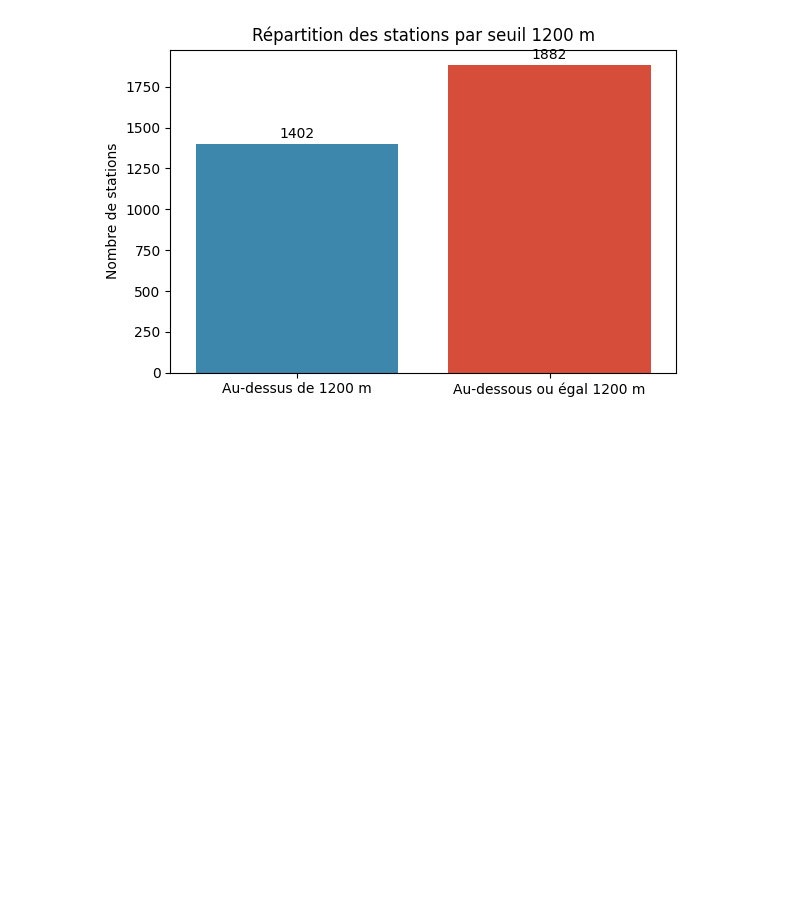
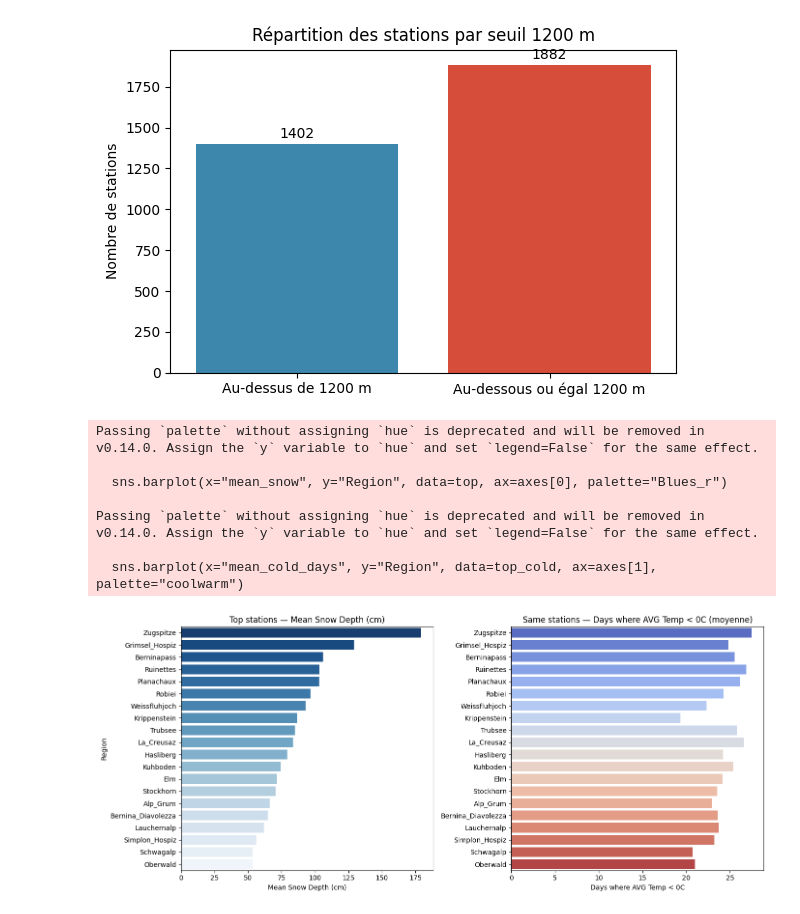
Before and after one commit to rsladky/DashBoard_DataScience, a Jupyter notebook: dashboard/notebooks/notebook.ipynb, the cells around one changed output. Cells and saved outputs as stored; diff of their text form; code cells hidden in the pictures; blank space fills up the shorter version.

```diff
--- a/dashboard/notebooks/notebook.ipynb
+++ b/dashboard/notebooks/notebook.ipynb
@@ -248,3 +244,61 @@ Passing `palette` without assigning `hue` is deprecated and will be removed in v
 
   sns.barplot(x=labels, y=counts, palette=["#2b8cbe", "#f03b20"])
 [figure]
+# %%
+# ...existing code...
+# Bar charts — Mean Snow Depth (cm) et Days where AVG Temp < 0C par station
+import matplotlib.pyplot as plt
+import seaborn as sns
+import pandas as pd
+
+# paramètres
+top_n = 20  # nombre de stations à afficher (top par Mean Snow Depth)
+
+# vérifier colonnes
+cols_needed = ["Region", "Mean Snow Depth (cm)", "Days where AVG Temp < 0C"]
+for c in cols_needed:
+    if c not in df_snow.columns:
+        raise ValueError(f"Colonne manquante: {c}")
+
+# convertir en numérique et agréger par station
+df_snow["Mean Snow Depth (cm)"] = pd.to_numeric(df_snow["Mean Snow Depth (cm)"], errors="coerce")
+df_snow["Days where AVG Temp < 0C"] = pd.to_numeric(df_snow["Days where AVG Temp < 0C"], errors="coerce")
+
+agg = df_snow.groupby("Region", as_index=False).agg(
+    mean_snow=("Mean Snow Depth (cm)", "mean"),
+    mean_cold_days=("Days where AVG Temp < 0C", "mean"),
+    obs_count=("Year", "count")
+)
+
+# garder stations avec suffisamment d'observations (optionnel)
+agg = agg[agg["obs_count"] >= 5]  # change la valeur si nécessaire
+
+# choisir top stations par mean_snow
+top = agg.sort_values("mean_snow", ascending=False).head(top_n)
+
+# tracé côte-à-côte
+fig, axes = plt.subplots(1, 2, figsize=(14, max(6, top_n * 0.3)))
+sns.barplot(x="mean_snow", y="Region", data=top, ax=axes[0], palette="Blues_r")
+axes[0].set_title("Top stations — Mean Snow Depth (cm)")
+axes[0].set_xlabel("Mean Snow Depth (cm)")
+axes[0].set_ylabel("Region")
+
+# pour cold days, afficher pour mêmes stations (alignement facile à comparer)
+top_cold = agg.set_index("Region").loc[top["Region"]].reset_index()
+sns.barplot(x="mean_cold_days", y="Region", data=top_cold, ax=axes[1], palette="coolwarm")
+axes[1].set_title("Same stations — Days where AVG Temp < 0C (moyenne)")
+axes[1].set_xlabel("Days where AVG Temp < 0C")
+axes[1].set_ylabel("")
+
+plt.tight_layout()
+plt.show()
+# ...existing code...
+# %% [output]
+Passing `palette` without assigning `hue` is deprecated and will be removed in v0.14.0. Assign the `y` variable to `hue` and set `legend=False` for the same effect.
+
+  sns.barplot(x="mean_snow", y="Region", data=top, ax=axes[0], palette="Blues_r")
+
+Passing `palette` without assigning `hue` is deprecated and will be removed in v0.14.0. Assign the `y` variable to `hue` and set `legend=False` for the same effect.
+
+  sns.barplot(x="mean_cold_days", y="Region", data=top_cold, ax=axes[1], palette="coolwarm")
+[figure, added]
```
Also changed, not shown: parts of 1 cell of this notebook, 5 other files.
